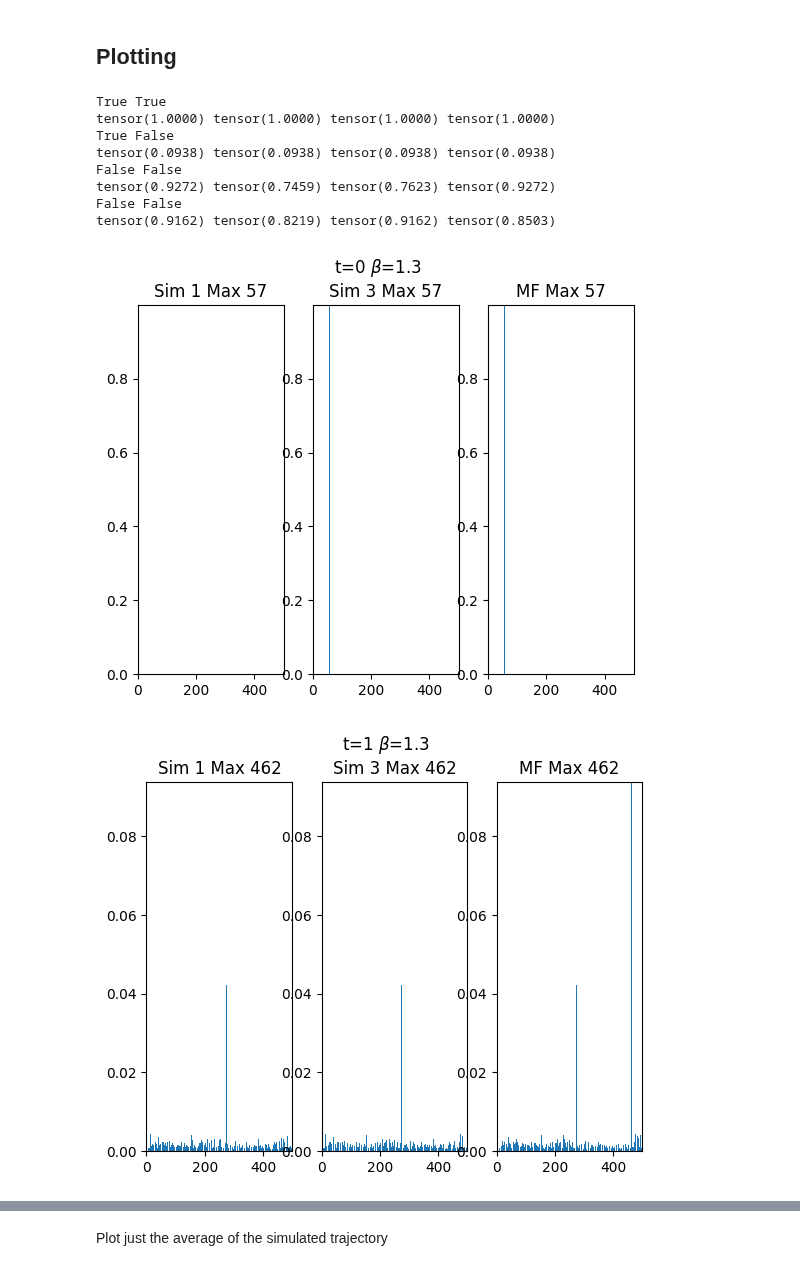
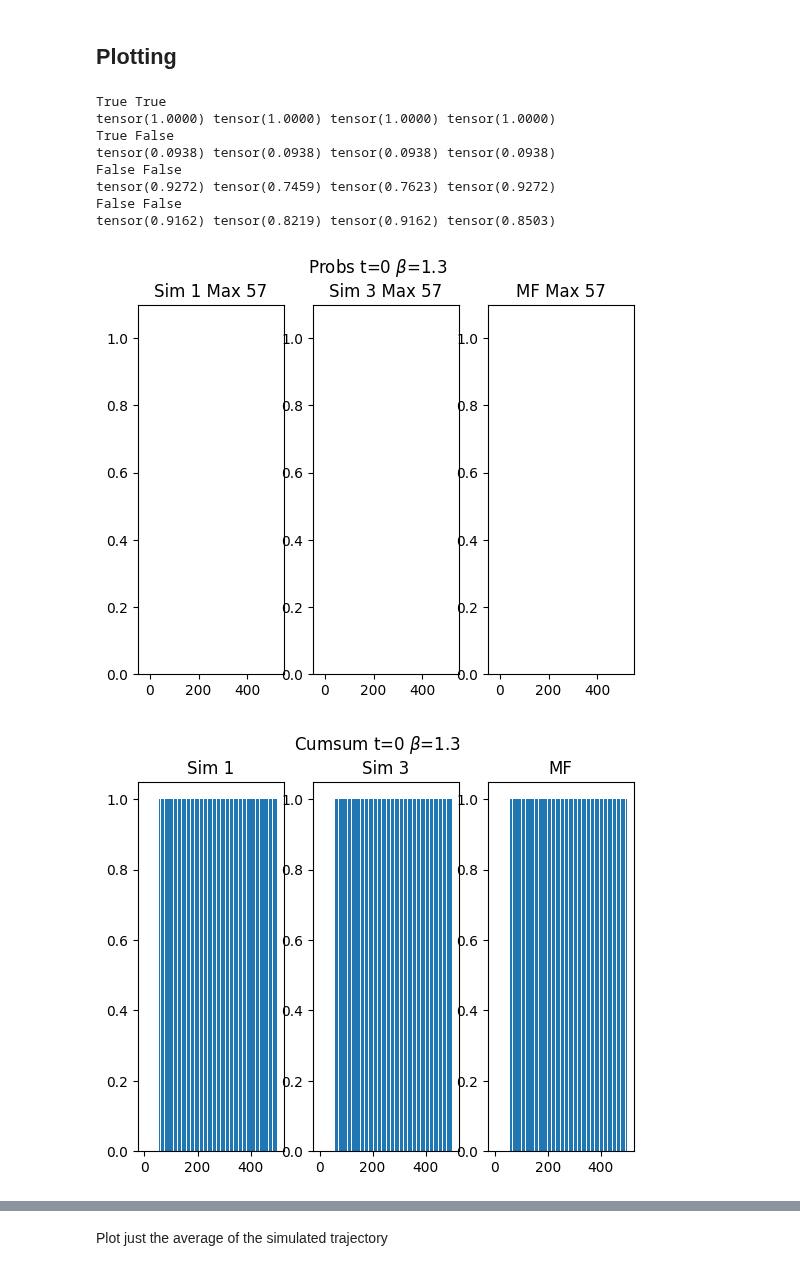
Before and after one commit to muxitox/nanoGPT, a Jupyter notebook: simple_model/simple_output_model_q.ipynb, the cells around one changed output, grey strips where cells are left out. Drawn from its saved outputs; the diff is of its cells as text; code cells hidden in the pictures.

Commit message:
Add cumsum and sort

```diff
--- a/simple_model/simple_output_model_q.ipynb
+++ b/simple_model/simple_output_model_q.ipynb
@@ -431,36 +431,63 @@ for t in range(num_running_steps):
 # %%
 for i in range(len(timesteps_to_examine)):
     fig, ax = plt.subplots(1, 3)
 
     print(torch.allclose(probs_sim_t[0, i, :], probs_sim_t[1, i, :]), torch.allclose(probs_sim_t[0, i, :], probs_mf_t[i, :]))
 
     maxprob = torch.max(torch.cat((probs_sim_t[0, i, :], probs_sim_t[1, i, :], probs_mf_t[i, :])))
 
     print(maxprob, torch.max(probs_sim_t[0, i, :]), torch.max(probs_sim_t[1, i, :]), torch.max(probs_mf_t[i, :]))
 
+    hmargin = 0.1
+    vmargin = 0.1
+
     ax[0].bar(torch.arange(emb_size), probs_sim_t[0, i, :])
     ax[0].set_title(f"Sim {n_trials_to_examine[0]} Max {torch.argmax(probs_sim_t[0, i, :])}")
-    ax[0].set_ylim(0, maxprob)
-    ax[0].set_xlim(0, emb_size)
+    ax[0].set_ylim(0, maxprob + maxprob * vmargin)
+    ax[0].set_xlim(0 - emb_size * hmargin, emb_size + emb_size * hmargin)
     ax[1].bar(torch.arange(emb_size), probs_sim_t[1, i, :])
     ax[1].set_title(f"Sim {n_trials_to_examine[1]} Max {torch.argmax(probs_sim_t[1, i, :])}")
-    ax[1].set_ylim(0, maxprob)
-    ax[1].set_xlim(0, emb_size)
+    ax[1].set_ylim(0, maxprob + maxprob * vmargin)
+    ax[1].set_xlim(0 - emb_size * hmargin, emb_size + emb_size * hmargin)
     ax[2].bar(torch.arange(emb_size), probs_mf_t[i, :])
     ax[2].set_title(f"MF Max {torch.argmax(probs_mf_t[i, :])}")
-    ax[2].set_ylim(0, maxprob)
-    ax[2].set_xlim(0, emb_size)
+    ax[2].set_ylim(0, maxprob + maxprob * vmargin)
+    ax[2].set_xlim(0 - emb_size * hmargin, emb_size + emb_size * hmargin)
 
+    plt.suptitle(rf"Probs t={timesteps_to_examine[i]} $\beta$={beta}")
 
-    plt.suptitle(rf"t={timesteps_to_examine[i]} $\beta$={beta}")
+    fig, ax = plt.subplots(1, 3)
+    ax[0].bar(torch.arange(emb_size), torch.cumsum(probs_sim_t[0, i, :], dim=0))
+    ax[0].set_title(f"Sim {n_trials_to_examine[0]}")
+    ax[1].bar(torch.arange(emb_size), torch.cumsum(probs_sim_t[1, i, :], dim=0))
+    ax[1].set_title(f"Sim {n_trials_to_examine[1]}")
+    ax[2].bar(torch.arange(emb_size), torch.cumsum(probs_mf_t[i, :], dim=0))
+    ax[2].set_title(f"MF")
+    plt.suptitle(rf"Cumsum t={timesteps_to_examine[i]} $\beta$={beta}")
+
+    fig, ax = plt.subplots(1, 3)
+    ax[0].bar(torch.arange(emb_size), torch.sort(probs_sim_t[0, i, :], dim=0).values)
+    ax[0].set_title(f"Sim {n_trials_to_examine[0]}")
+    ax[0].set_ylim(0, maxprob + maxprob * vmargin)
+    ax[0].set_xlim(0 - emb_size * hmargin, emb_size + emb_size * 0.01)
+    ax[1].bar(torch.arange(emb_size), torch.sort(probs_sim_t[1, i, :], dim=0).values)
+    ax[1].set_title(f"Sim {n_trials_to_examine[1]}")
+    ax[1].set_ylim(0, maxprob + maxprob * vmargin)
+    ax[1].set_xlim(0 - emb_size * hmargin, emb_size + emb_size * 0.01)
+    ax[2].bar(torch.arange(emb_size), torch.sort(probs_mf_t[i, :], dim=0).values)
+    ax[2].set_title(f"MF ")
+    ax[2].set_ylim(0, maxprob + maxprob * vmargin)
+    ax[2].set_xlim(0 - emb_size * hmargin, emb_size + emb_size * 0.01)
+
+    plt.suptitle(rf"Sort t={timesteps_to_examine[i]} $\beta$={beta}")
 # %% [output]
 True True
 tensor(1.0000) tensor(1.0000) tensor(1.0000) tensor(1.0000)
 True False
 tensor(0.0938) tensor(0.0938) tensor(0.0938) tensor(0.0938)
 False False
 tensor(0.9272) tensor(0.7459) tensor(0.7623) tensor(0.9272)
 False False
 tensor(0.9162) tensor(0.8219) tensor(0.9162) tensor(0.8503)
-[figure, old version]
+[figure, new version]
-[figure, old version]
+[figure, new version]
```
Also changed, not shown: parts of 2 cells of this notebook.
